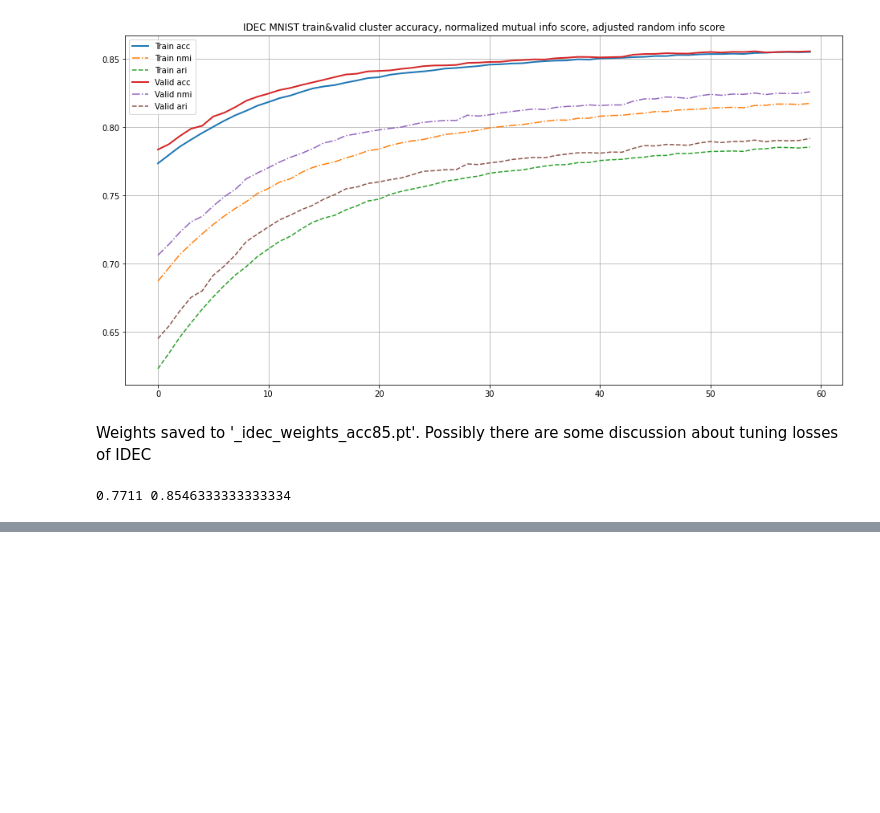
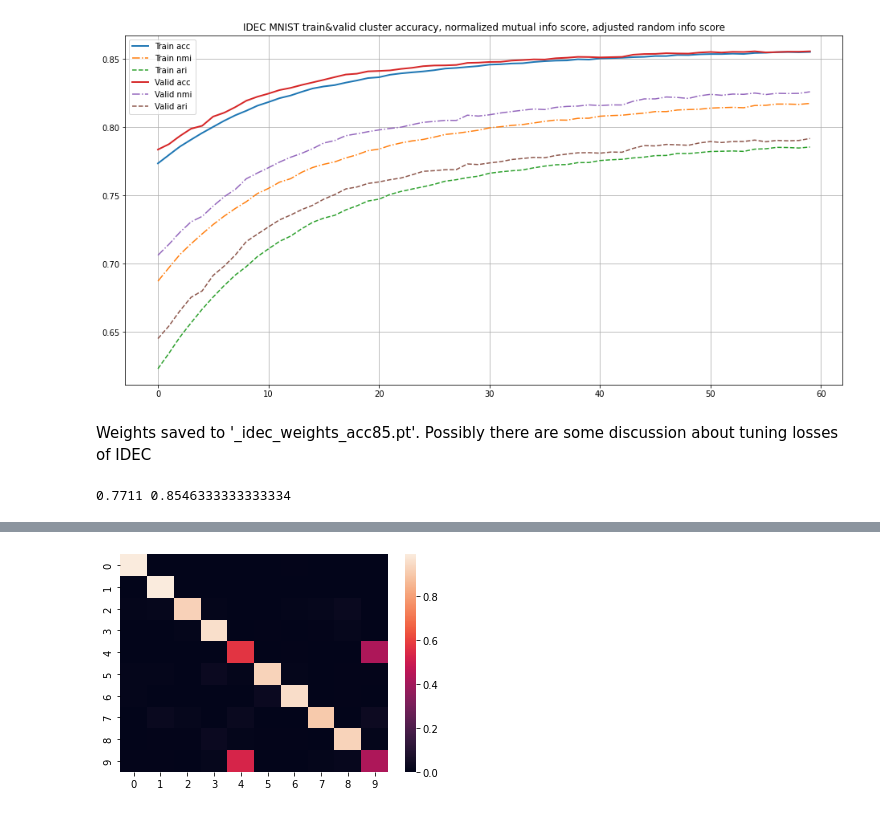
Before and after one commit to grokhi/pytorch_DEC_IDEC_2022, a Jupyter notebook: DEC_IDEC_MNIST.ipynb, the cells around one changed output, grey strips where cells are left out. Cells and saved outputs as stored; diff of their text form; code cells hidden in the pictures; blank space fills up the shorter version.

```diff
--- a/DEC_IDEC_MNIST.ipynb
+++ b/DEC_IDEC_MNIST.ipynb
@@ -270,0 +303,11 @@ print(
+# %%
+results = predict_cluster_accuracy(idec, valid_loader, device, reassigned=True)
+
+confusion = confusion_matrix(
+    valid_dataset.targets.numpy(), results['predicted'],
+    normalize='true'
+)
+
+sns.heatmap(confusion)#.get_figure().savefig('confm_idec.png', facecolor='white')
+# %% [output]
+[figure, added]
```
Also changed, not shown: parts of 8 cells of this notebook, 4 other files.
